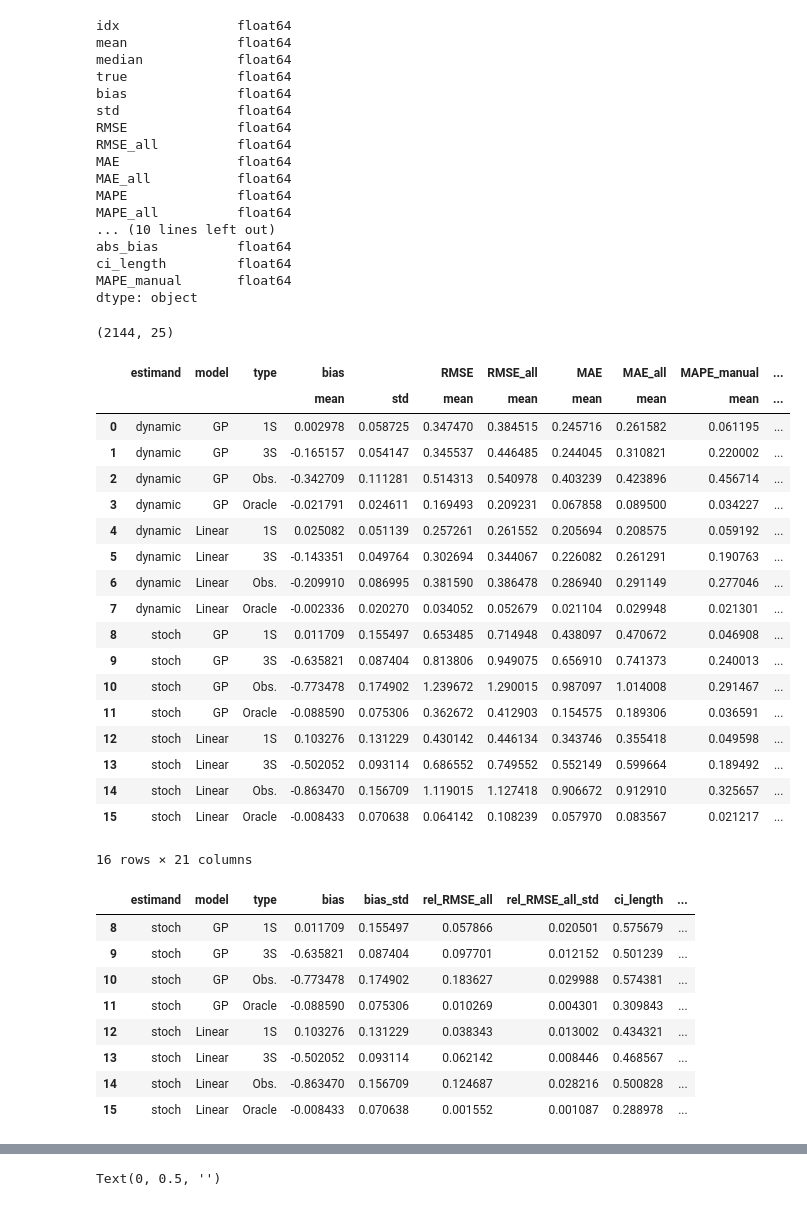
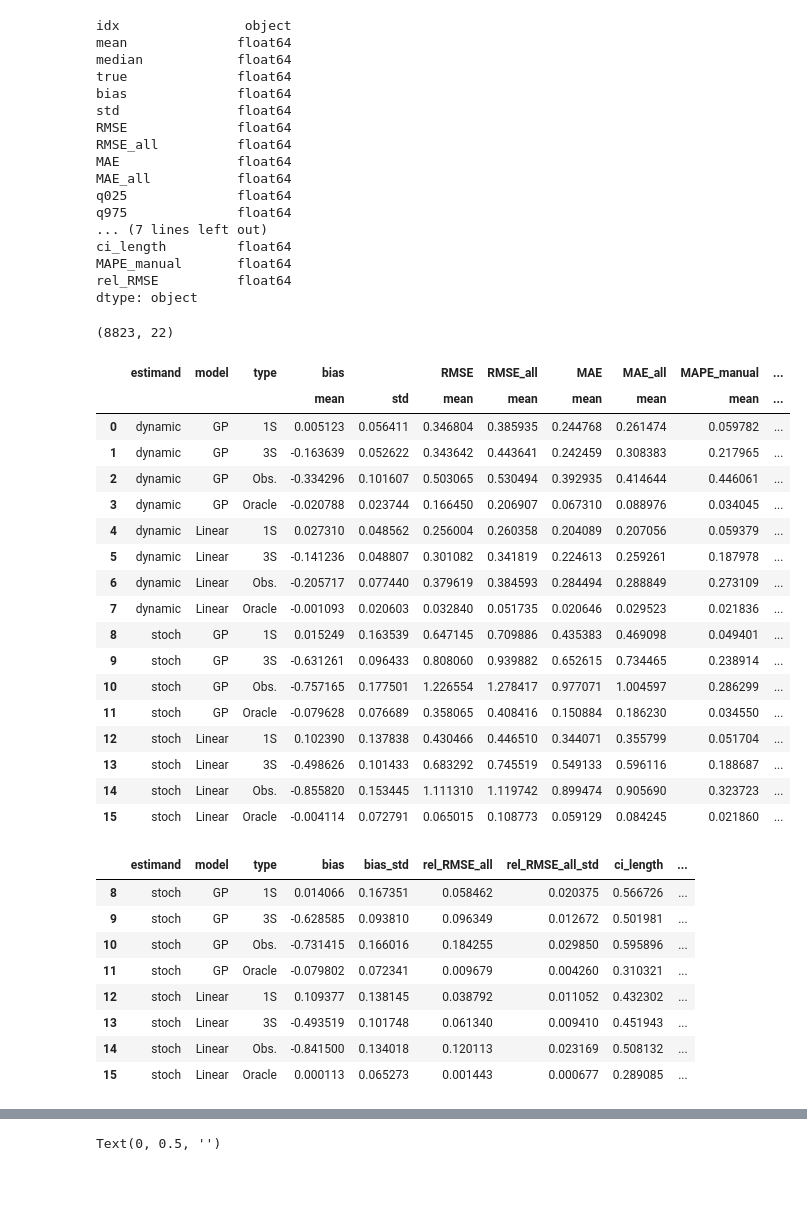
Before and after one commit to barwein/BayesProxyNets, a Jupyter notebook: Simulations/Sim_results_analysis.ipynb, the cells around one changed output, grey strips where cells are left out. Saved outputs shown, nothing was run; the diff lists cells and outputs as text; code cells hidden in the pictures.

Commit message:
simulations code + results

```diff
--- a/Simulations/Sim_results_analysis.ipynb
+++ b/Simulations/Sim_results_analysis.ipynb
@@ -14,7 +14,8 @@ sns.set_theme(style="ticks")
 # sns.set_context("talk")
 # sns.set_context("poster")
 # %%
-path = "results/linear_multi"
+# path = "results/linear_multi"
+path = "results/linear_multi/n500_svi_3000ms_e"
 # path = "results/linear_multi/N500"
 # path = "results/nonlinear_multi"
 # path = "results/nonlinear_multi/trunc_parab"
@@ -55,6 +72,9 @@ print(combined_df)
 # %%
-combined_df[['bias','median','true','mean','std','RMSE','RMSE_all','MAE', 'MAE_all', 'MAPE', 'MAPE_all', 'rel_RMSE', 'rel_RMSE_all',
-             'q025','q975','covering','mean_ind_cover']] = combined_df[['bias','median','true','mean','std','RMSE','RMSE_all','MAE', 'MAE_all', 'MAPE', 'MAPE_all', 'rel_RMSE', 'rel_RMSE_all',
+# combined_df[['bias','median','true','mean','std','RMSE','RMSE_all','MAE', 'MAE_all', 'MAPE', 'MAPE_all', 'rel_RMSE', 'rel_RMSE_all',
+#              'q025','q975','covering','mean_ind_cover']] = combined_df[['bias','median','true','mean','std','RMSE','RMSE_all','MAE', 'MAE_all', 'MAPE', 'MAPE_all', 'rel_RMSE', 'rel_RMSE_all',
+#                                                                         'q025','q975','covering', 'mean_ind_cover']].apply(pd.to_numeric, errors='coerce')
+
+combined_df[['bias','median','true','mean','std','RMSE','RMSE_all','MAE', 'MAE_all', 'q025','q975','covering','mean_ind_cover']] = combined_df[['bias','median','true','mean','std','RMSE','RMSE_all','MAE', 'MAE_all',
                                                                         'q025','q975','covering', 'mean_ind_cover']].apply(pd.to_numeric, errors='coerce')
 # %%
 # combined_df = combined_df.apply(pd.to_numeric, errors='coerce')
@@ -66,7 +86,7 @@ combined_df['type'] = combined_df['type'].replace('plugin',"Plugin")
 combined_df['abs_bias'] = np.abs(combined_df['bias'])
 combined_df['ci_length'] = combined_df['q975'] - combined_df['q025']
 combined_df['MAPE_manual'] = np.abs((combined_df['mean']-combined_df['true'])/combined_df['true'])
-# combined_df['rel_RMSE'] = np.square((combined_df['mean']-combined_df['true'])/combined_df['true'])
+combined_df['rel_RMSE'] = np.square((combined_df['mean']-combined_df['true'])/combined_df['true'])
 
 # combined_df.to_csv("results/linear_dgp_N300.csv")
 # %%
@@ -89,7 +109,7 @@ combined_df[combined_df["estimand"]=="dynamic"]
 # print dtype of each column
 print(combined_df.dtypes)
 # %% [output]
-idx               float64
+idx                object
 mean              float64
 median            float64
 true              float64
@@ -99,12 +119,12 @@ RMSE              float64
 RMSE_all          float64
 MAE               float64
 MAE_all           float64
-MAPE              float64
-MAPE_all          float64
-... (10 lines left out)
-abs_bias          float64
+q025              float64
+q975              float64
+... (7 lines left out)
 ci_length         float64
 MAPE_manual       float64
+rel_RMSE          float64
 dtype: object
 # %%
 err_mask = (combined_df['type'].values == '3S') & (combined_df['MAE'].values > 1)
@@ -112,73 +132,72 @@ err_idx = combined_df[err_mask]['idx'].unique()
 combined_df = combined_df[~combined_df['idx'].isin(err_idx)]
 print(combined_df.shape)
 # %% [output]
-(2144, 25)
+(8823, 22)
 # %%
 def coverage_perc(x):
     return np.mean(x)*100
 
 # df_summary = combined_df.groupby(["estimand", "model", "type"]).agg(
 df_summary = combined_df.groupby(["estimand", "model", "type"]).agg(
                                         # {'mean' : ['mean'],
                                          # 'median' : ['mean'],
                                          # 'std' : ['mean'],
                                          {'bias' : ['mean', 'std'],
                                          # 'true' : ['mean'],
                                          'RMSE' : ['mean'],
                                          'RMSE_all' : ['mean'],
                                          'MAE' : ['mean'],
                                          'MAE_all' : ['mean'],
                                          # 'MAPE' : ['mean'],
                                          'MAPE_manual' : ['mean'],
-                                         'MAPE' : ['mean'],
-                                        'MAPE_all' : ['mean'],
+                                         # 'MAPE' : ['mean'],
+                                        # 'MAPE_all' : ['mean'],
                                          'rel_RMSE' : ['mean'],
-                                        'rel_RMSE_all' : ['mean', 'std'],
+                                        # 'rel_RMSE_all' : ['mean', 'std'],
                                          'q025' : ['mean'],
                                          'q975' : ['mean'],
                                          'ci_length' : ['mean', 'std'],
                                          'covering' : [coverage_perc],
                                          'mean_ind_cover' : ['mean']}, ).reset_index()
                                          # 'true_included99' : [coverage_perc]})
                                          # 'true_included95' : ['mean'],
                                          # 'true_included99' : ['mean']})
 
 df_summary['rel_RMSE'] = np.sqrt(df_summary['rel_RMSE'])
 df_summary
 # %% [output]
 |  | estimand | model | type | bias |  | RMSE | RMSE_all | MAE | MAE_all | MAPE_manual | ... |
 |  |  |  |  | mean | std | mean | mean | mean | mean | mean | ... |
-| 0 | dynamic | GP | 1S | 0.002978 | 0.058725 | 0.347470 | 0.384515 | 0.245716 | 0.261582 | 0.061195 | ... |
-| 1 | dynamic | GP | 3S | -0.165157 | 0.054147 | 0.345537 | 0.446485 | 0.244045 | 0.310821 | 0.220002 | ... |
-| 2 | dynamic | GP | Obs. | -0.342709 | 0.111281 | 0.514313 | 0.540978 | 0.403239 | 0.423896 | 0.456714 | ... |
-| 3 | dynamic | GP | Oracle | -0.021791 | 0.024611 | 0.169493 | 0.209231 | 0.067858 | 0.089500 | 0.034227 | ... |
-| 4 | dynamic | Linear | 1S | 0.025082 | 0.051139 | 0.257261 | 0.261552 | 0.205694 | 0.208575 | 0.059192 | ... |
-| 5 | dynamic | Linear | 3S | -0.143351 | 0.049764 | 0.302694 | 0.344067 | 0.226082 | 0.261291 | 0.190763 | ... |
-| 6 | dynamic | Linear | Obs. | -0.209910 | 0.086995 | 0.381590 | 0.386478 | 0.286940 | 0.291149 | 0.277046 | ... |
-| 7 | dynamic | Linear | Oracle | -0.002336 | 0.020270 | 0.034052 | 0.052679 | 0.021104 | 0.029948 | 0.021301 | ... |
-| 8 | stoch | GP | 1S | 0.011709 | 0.155497 | 0.653485 | 0.714948 | 0.438097 | 0.470672 | 0.046908 | ... |
-| 9 | stoch | GP | 3S | -0.635821 | 0.087404 | 0.813806 | 0.949075 | 0.656910 | 0.741373 | 0.240013 | ... |
-| 10 | stoch | GP | Obs. | -0.773478 | 0.174902 | 1.239672 | 1.290015 | 0.987097 | 1.014008 | 0.291467 | ... |
-| 11 | stoch | GP | Oracle | -0.088590 | 0.075306 | 0.362672 | 0.412903 | 0.154575 | 0.189306 | 0.036591 | ... |
-| 12 | stoch | Linear | 1S | 0.103276 | 0.131229 | 0.430142 | 0.446134 | 0.343746 | 0.355418 | 0.049598 | ... |
-| 13 | stoch | Linear | 3S | -0.502052 | 0.093114 | 0.686552 | 0.749552 | 0.552149 | 0.599664 | 0.189492 | ... |
-| 14 | stoch | Linear | Obs. | -0.863470 | 0.156709 | 1.119015 | 1.127418 | 0.906672 | 0.912910 | 0.325657 | ... |
-| 15 | stoch | Linear | Oracle | -0.008433 | 0.070638 | 0.064142 | 0.108239 | 0.057970 | 0.083567 | 0.021217 | ... |
+| 0 | dynamic | GP | 1S | 0.005123 | 0.056411 | 0.346804 | 0.385935 | 0.244768 | 0.261474 | 0.059782 | ... |
+| 1 | dynamic | GP | 3S | -0.163639 | 0.052622 | 0.343642 | 0.443641 | 0.242459 | 0.308383 | 0.217965 | ... |
+| 2 | dynamic | GP | Obs. | -0.334296 | 0.101607 | 0.503065 | 0.530494 | 0.392935 | 0.414644 | 0.446061 | ... |
+| 3 | dynamic | GP | Oracle | -0.020788 | 0.023744 | 0.166450 | 0.206907 | 0.067310 | 0.088976 | 0.034045 | ... |
+| 4 | dynamic | Linear | 1S | 0.027310 | 0.048562 | 0.256004 | 0.260358 | 0.204089 | 0.207056 | 0.059379 | ... |
+| 5 | dynamic | Linear | 3S | -0.141236 | 0.048807 | 0.301082 | 0.341819 | 0.224613 | 0.259261 | 0.187978 | ... |
+| 6 | dynamic | Linear | Obs. | -0.205717 | 0.077440 | 0.379619 | 0.384593 | 0.284494 | 0.288849 | 0.273109 | ... |
+| 7 | dynamic | Linear | Oracle | -0.001093 | 0.020603 | 0.032840 | 0.051735 | 0.020646 | 0.029523 | 0.021836 | ... |
+| 8 | stoch | GP | 1S | 0.015249 | 0.163539 | 0.647145 | 0.709886 | 0.435383 | 0.469098 | 0.049401 | ... |
+| 9 | stoch | GP | 3S | -0.631261 | 0.096433 | 0.808060 | 0.939882 | 0.652615 | 0.734465 | 0.238914 | ... |
+| 10 | stoch | GP | Obs. | -0.757165 | 0.177501 | 1.226554 | 1.278417 | 0.977071 | 1.004597 | 0.286299 | ... |
+| 11 | stoch | GP | Oracle | -0.079628 | 0.076689 | 0.358065 | 0.408416 | 0.150884 | 0.186230 | 0.034550 | ... |
+| 12 | stoch | Linear | 1S | 0.102390 | 0.137838 | 0.430466 | 0.446510 | 0.344071 | 0.355799 | 0.051704 | ... |
+| 13 | stoch | Linear | 3S | -0.498626 | 0.101433 | 0.683292 | 0.745519 | 0.549133 | 0.596116 | 0.188687 | ... |
+| 14 | stoch | Linear | Obs. | -0.855820 | 0.153445 | 1.111310 | 1.119742 | 0.899474 | 0.905690 | 0.323723 | ... |
+| 15 | stoch | Linear | Oracle | -0.004114 | 0.072791 | 0.065015 | 0.108773 | 0.059129 | 0.084245 | 0.021860 | ... |
-16 rows × 21 columns
 # %%
 df_summary.columns = ['estimand','model','type','bias','bias_std','RMSE','RMSE_all','MAE','MAE_all','MAPE_manual','MAPE','MAPE_all','rel_RMSE','rel_RMSE_all','rel_RMSE_all_std','q025','q975','ci_length','ci_length_std','covering','mean_ind_cover']
 df_summary_min = df_summary[['estimand','model','type','bias','bias_std','rel_RMSE_all','rel_RMSE_all_std','ci_length','ci_length_std','covering']]
 df_summary_min[df_summary_min['estimand']=='stoch']
 # %% [output]
 |  | estimand | model | type | bias | bias_std | rel_RMSE_all | rel_RMSE_all_std | ci_length | ... |
-| 8 | stoch | GP | 1S | 0.011709 | 0.155497 | 0.057866 | 0.020501 | 0.575679 | ... |
-| 9 | stoch | GP | 3S | -0.635821 | 0.087404 | 0.097701 | 0.012152 | 0.501239 | ... |
-| 10 | stoch | GP | Obs. | -0.773478 | 0.174902 | 0.183627 | 0.029988 | 0.574381 | ... |
-| 11 | stoch | GP | Oracle | -0.088590 | 0.075306 | 0.010269 | 0.004301 | 0.309843 | ... |
-| 12 | stoch | Linear | 1S | 0.103276 | 0.131229 | 0.038343 | 0.013002 | 0.434321 | ... |
-| 13 | stoch | Linear | 3S | -0.502052 | 0.093114 | 0.062142 | 0.008446 | 0.468567 | ... |
-| 14 | stoch | Linear | Obs. | -0.863470 | 0.156709 | 0.124687 | 0.028216 | 0.500828 | ... |
-| 15 | stoch | Linear | Oracle | -0.008433 | 0.070638 | 0.001552 | 0.001087 | 0.288978 | ... |
+| 8 | stoch | GP | 1S | 0.014066 | 0.167351 | 0.058462 | 0.020375 | 0.566726 | ... |
+| 9 | stoch | GP | 3S | -0.628585 | 0.093810 | 0.096349 | 0.012672 | 0.501981 | ... |
+| 10 | stoch | GP | Obs. | -0.731415 | 0.166016 | 0.184255 | 0.029850 | 0.595896 | ... |
+| 11 | stoch | GP | Oracle | -0.079802 | 0.072341 | 0.009679 | 0.004260 | 0.310321 | ... |
+| 12 | stoch | Linear | 1S | 0.109377 | 0.138145 | 0.038792 | 0.011052 | 0.432302 | ... |
+| 13 | stoch | Linear | 3S | -0.493519 | 0.101748 | 0.061340 | 0.009410 | 0.451943 | ... |
+| 14 | stoch | Linear | Obs. | -0.841500 | 0.134018 | 0.120113 | 0.023169 | 0.508132 | ... |
+| 15 | stoch | Linear | Oracle | 0.000113 | 0.065273 | 0.001443 | 0.000677 | 0.289085 | ... |
 # %%
 def generate_latex_table(df):
     # Round all numeric columns to 3 decimal places
```
Also changed, not shown: parts of 7 cells of this notebook, 34 other files.
